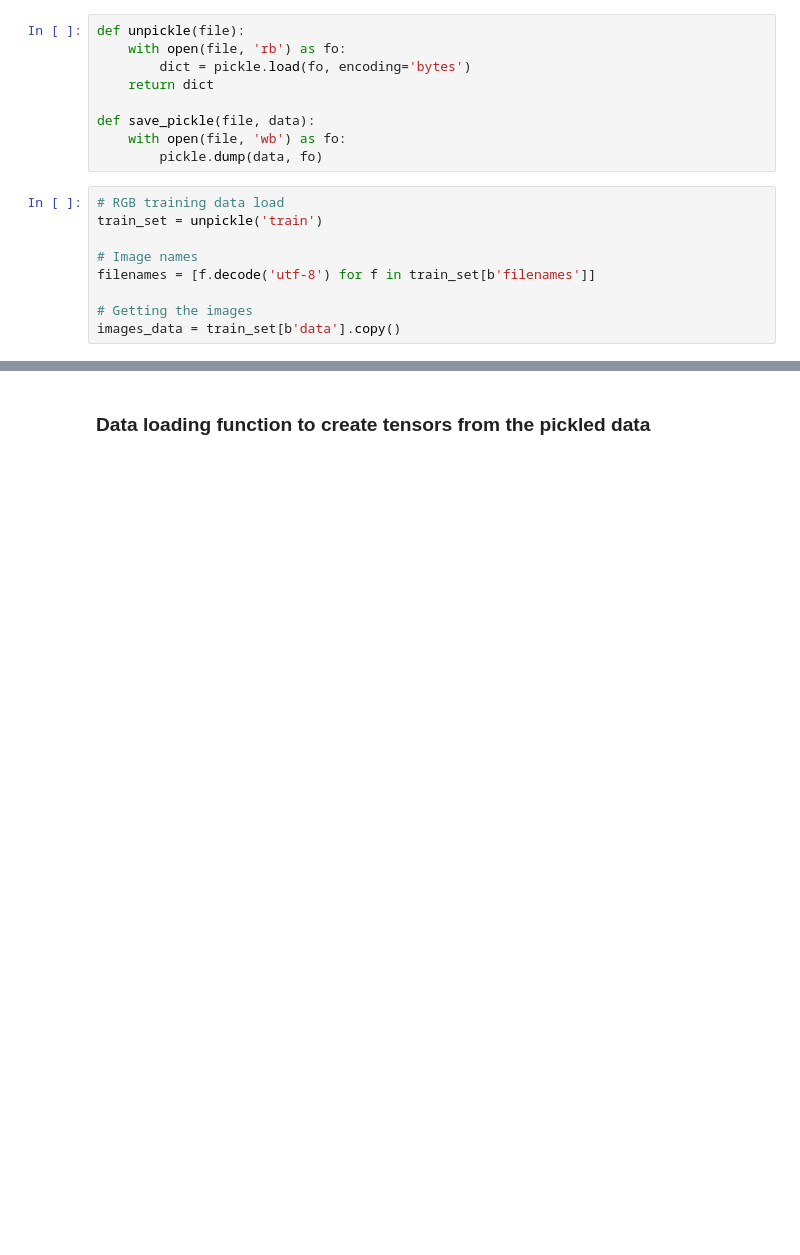
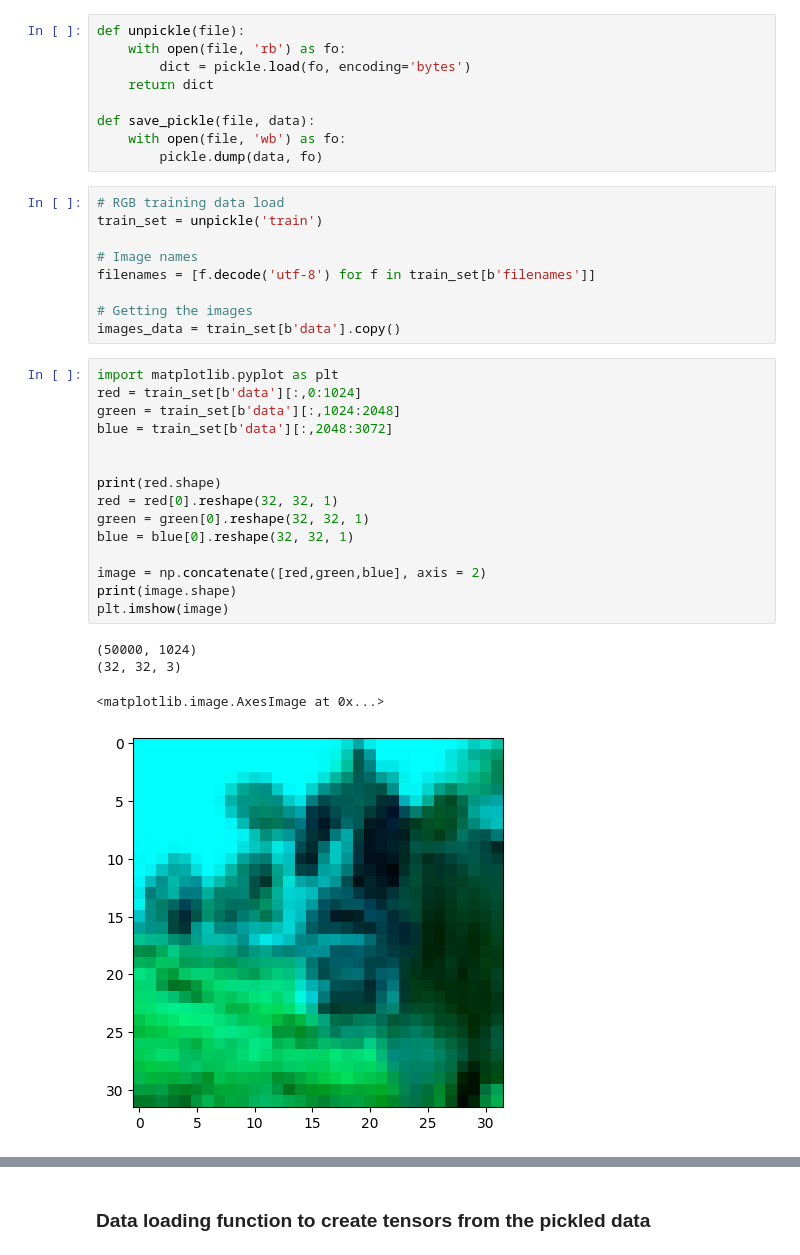
Before and after one commit to mihribanyvs/Colorization, a Jupyter notebook: yuv_transformation.ipynb, the cells around one changed output, grey strips where cells are left out. Saved outputs shown, nothing was run; the diff lists cells and outputs as text; blank space fills up the shorter version.

```diff
--- a/yuv_transformation.ipynb
+++ b/yuv_transformation.ipynb
@@ -26,3 +26,23 @@ filenames = [f.decode('utf-8') for f in train_set[b'filenames']]
 
 # Getting the images
 images_data = train_set[b'data'].copy()
+# %%
+import matplotlib.pyplot as plt
+red = train_set[b'data'][:,0:1024]
+green = train_set[b'data'][:,1024:2048]
+blue = train_set[b'data'][:,2048:3072]
+
+
+print(red.shape)
+red = red[0].reshape(32, 32, 1)
+green = green[0].reshape(32, 32, 1)
+blue = blue[0].reshape(32, 32, 1)
+
+image = np.concatenate([red,green,blue], axis = 2)
+print(image.shape)
+plt.imshow(image)
+# %% [output]
+(50000, 1024)
+(32, 32, 3)
+<matplotlib.image.AxesImage at 0x...>
+[figure, added]
```
Also changed, not shown: parts of 2 cells of this notebook.
